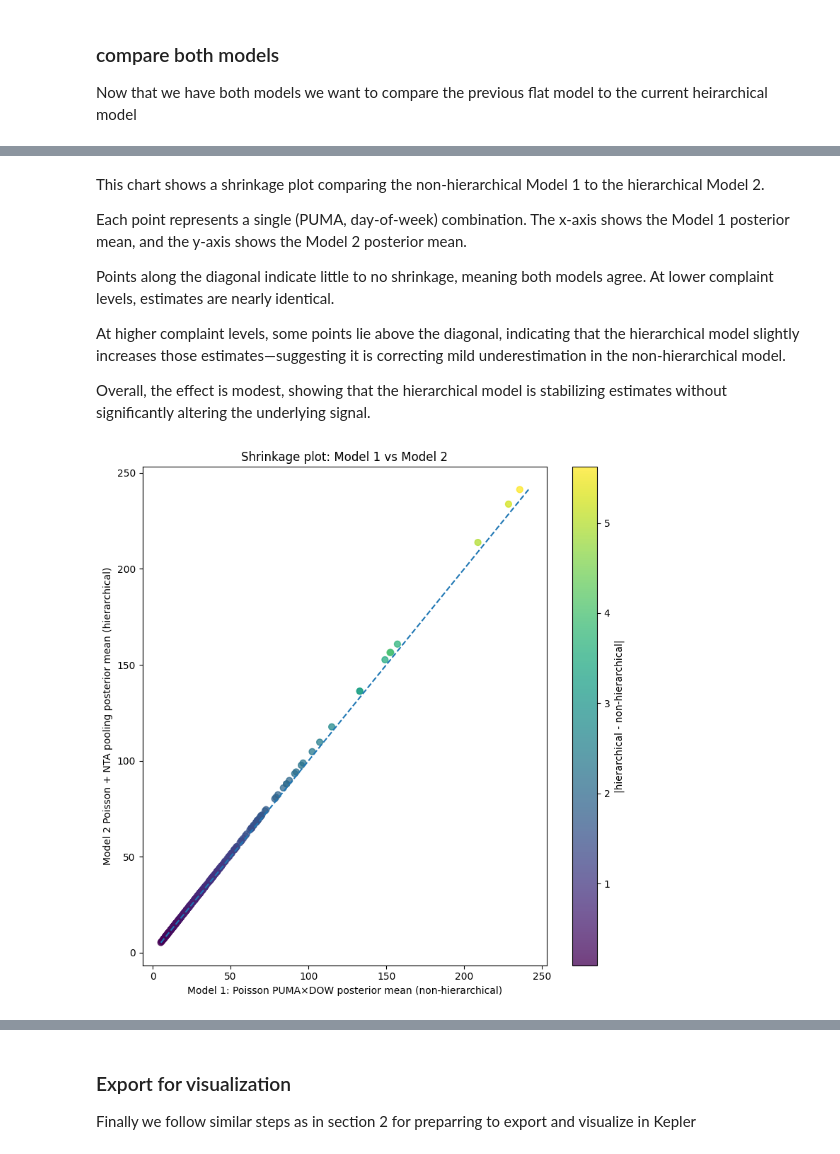
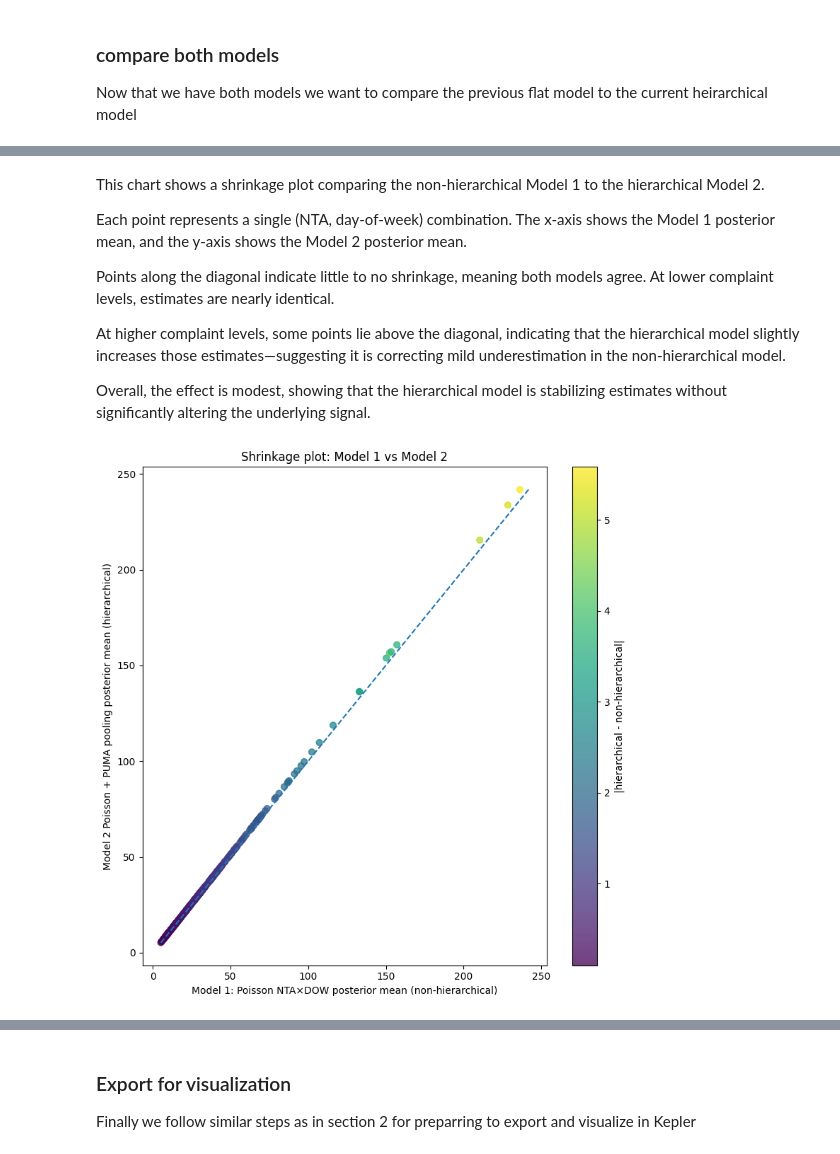
Before and after one commit to mosesmc52/nyc-311-bayesian-noise-models, a Jupyter notebook: notebooks/03_sharing_information_across_neighborhoods.ipynb, the cells around one changed output, grey strips where cells are left out. Cells and saved outputs as stored; diff of their text form; code cells hidden in the pictures.

Commit message:
huge mistake reverse PUMA <> NTA hierarchy modeling

```diff
--- a/notebooks/03_sharing_information_across_neighborhoods.ipynb
+++ b/notebooks/03_sharing_information_across_neighborhoods.ipynb
@@ -73,17 +68,17 @@ PUMAs to deviate when the data supports it.
 # %%
 # daily_df has: puma, nta_name, puma_idx, nta_idx, dow_idx, daily_count
 
-# Build a unique mapping: puma_idx -> nta_idx
-puma_nta_map = (
-    daily_df[["puma_idx", "nta_idx"]]
+# Build a unique mapping: nta_idx -> puma_idx
+nta_puma_map = (
+    daily_df[["nta_idx", "puma_idx"]]
     .drop_duplicates()
-    .sort_values("puma_idx")
+    .sort_values("nta_idx")
 )
 
-# sanity check: each puma maps to exactly 1 nta
-assert puma_nta_map["puma_idx"].is_unique, "A PUMA maps to multiple NTAs (check your join)."
+# sanity check: each nta maps to exactly 1 puma
+assert nta_puma_map["nta_idx"].is_unique, "An NTA maps to multiple PUMAs (check your join)."
 
-puma_to_nta_idx = puma_nta_map["nta_idx"].to_numpy()  # shape (n_puma,)
+nta_to_puma_idx = nta_puma_map["puma_idx"].to_numpy()  # shape (n_nta,)
 # %% [markdown]
 ### Constructing the Group Model
 # %% [markdown]
@@ -95,5 +90,5 @@ This tells the model which PUMA each observation belongs to.
 # %%
-puma_idx_obs = daily_df["puma_idx"].to_numpy(dtype=int)
+nta_idx_obs = daily_df["nta_idx"].to_numpy(dtype=int)
 # %% [markdown]
 This tells the model what day of the week each observation occurred on.
 # %%
@@ -190,5 +185,5 @@ az.summary(idata_puma_nta_pois)
 ###  compare both models
 Now that we have both models we want to compare the previous flat model to the current heirarchical model
 # %%
-idata_puma_pois = load_idata("../data/processed/models/model1_puma_pois_idata.nc")
+idata_nta_pois = load_idata("../data/processed/models/model1_nta_pois_idata.nc")
 # %% [output]
@@ -201,31 +196,33 @@ idata_puma_pois = load_idata("../data/processed/models/model1_puma_pois_idata.nc
 
 
 
-df_model1 = summarize_lam_posterior(idata_puma_pois, "lam_mean_nonhier")
-df_model3 = summarize_lam_posterior(idata_puma_nta_pois, "lam_mean_hier")
+df_model1 = summarize_lam_posterior(idata_nta_pois, "lam_mean_nonhier")
+df_model3 = summarize_lam_posterior(idata_nta_puma_pois, "lam_mean_hier")
 
-df_shrink = df_model1.merge(df_model3, on=["puma", "dow"], how="inner")
+df_shrink = df_model1.merge(df_model3, on=["nta", "dow"], how="inner")
 
 nta_lookup = (
-    df_puma_2021__2024[["puma", "nta_name"]]
+    df_puma_2021__2024[["nta_name", "puma"]]
     .drop_duplicates()
     .assign(
-        nta_puma=lambda d: d["nta_name"].str.strip() + " — " + d["puma"].astype("string")
+        nta=lambda d: d["nta_name"].str.strip(),
+        nta_puma=lambda d: d["nta_name"].str.strip() + " — PUMA " + d["puma"].astype("string")
     )
 )
 
 weekday_mean = (
     df_puma_2021__2024
-    .groupby(["puma", "dow", "created_bucket"], as_index=False)
+    .groupby(["nta_name", "dow", "created_bucket"], as_index=False)
     .agg(daily_complaints=("complaint_count", "sum"))
-    .groupby(["puma", "dow"], as_index=False)
+    .rename(columns={"nta_name": "nta"})
+    .groupby(["nta", "dow"], as_index=False)
     .agg(mean_complaint_count=("daily_complaints", "mean"))
 )
 
 df_shrink = (
     df_shrink
-    .merge(nta_lookup[["puma", "nta_puma"]], on="puma", how="left")
-    .merge(weekday_mean, on=["puma", "dow"], how="left")
+    .merge(nta_lookup[["nta", "nta_puma"]], on="nta", how="left")
+    .merge(weekday_mean, on=["nta", "dow"], how="left")
 )
 
 df_shrink["shrinkage"] = df_shrink["lam_mean_hier"] - df_shrink["lam_mean_nonhier"]
@@ -247,7 +244,7 @@ df_shrink.head()
 # %% [markdown]
 This chart shows a shrinkage plot comparing the non-hierarchical Model 1 to the hierarchical Model 2.
 
-Each point represents a single (PUMA, day-of-week) combination. The x-axis shows the Model 1 posterior mean, and the y-axis shows the Model 2 posterior mean.
+Each point represents a single (NTA, day-of-week) combination. The x-axis shows the Model 1 posterior mean, and the y-axis shows the Model 2 posterior mean.
 
 Points along the diagonal indicate little to no shrinkage, meaning both models agree. At lower complaint levels, estimates are nearly identical.
 
@@ -258,33 +255,33 @@ Overall, the effect is modest, showing that the hierarchical model is stabilizin
 # %%
 
 # --- Main shrinkage plot: non-hierarchical posterior mean vs hierarchical posterior mean
 
 plt.figure(figsize=(8, 8))
 
 ax = plt.gca()
 scatter = ax.scatter(
     df_shrink["lam_mean_nonhier"],
     df_shrink["lam_mean_hier"],
     c=df_shrink["abs_shrinkage"],
     s=40,
     alpha=0.75,
 )
 
 min_val = min(df_shrink["lam_mean_nonhier"].min(), df_shrink["lam_mean_hier"].min())
 max_val = max(df_shrink["lam_mean_nonhier"].max(), df_shrink["lam_mean_hier"].max())
 
 ax.plot([min_val, max_val], [min_val, max_val], linestyle="--")
-ax.set_xlabel("Model 1: Poisson PUMA×DOW posterior mean (non-hierarchical)")
-ax.set_ylabel("Model 2 Poisson + NTA pooling posterior mean (hierarchical)")
+ax.set_xlabel("Model 1: Poisson NTA×DOW posterior mean (non-hierarchical)")
+ax.set_ylabel("Model 2 Poisson + PUMA pooling posterior mean (hierarchical)")
 ax.set_title("Shrinkage plot: Model 1 vs Model 2")
 
 cbar = plt.colorbar(scatter)
 cbar.set_label("|hierarchical - non-hierarchical|")
 
 plt.tight_layout()
 plt.show()
 # %% [output]
-[figure, old version]
+[figure, new version]
 # %%
 
 # --- Optional: inspect the strongest shrinkage cases
```
Also changed, not shown: parts of 22 cells of this notebook, 4 other files.
